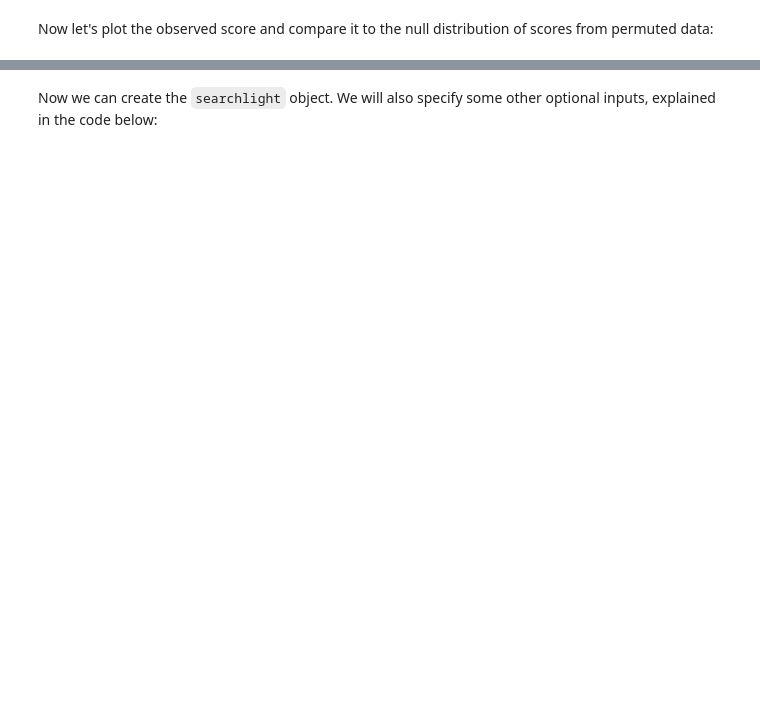
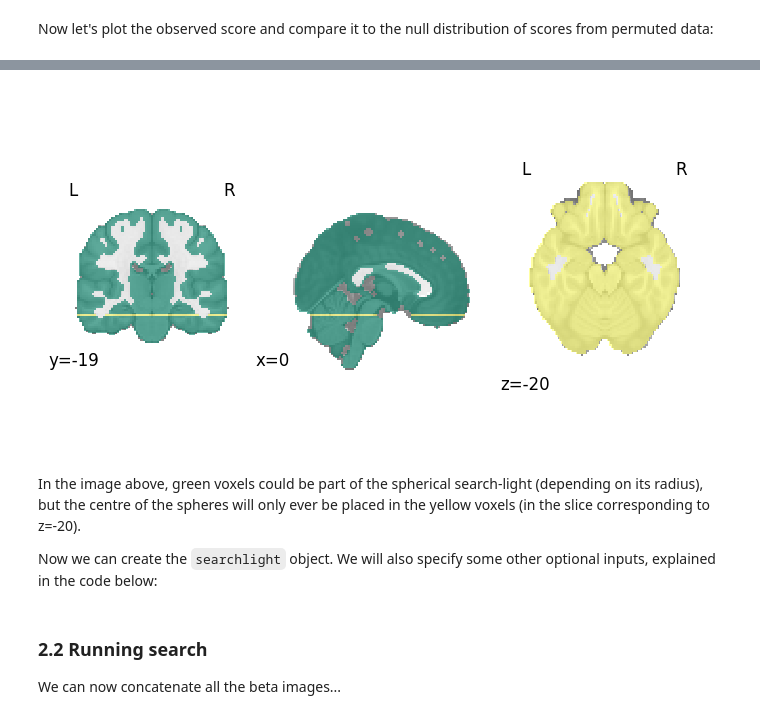
Before and after one commit to mabdelhack/ISN2025, a Jupyter notebook: Notebooks/nb08_MVPA_data.ipynb, the cells around one changed output, grey strips where cells are left out. Cells and saved outputs as stored; diff of their text form; code cells hidden in the pictures; blank space fills up the shorter version.

Commit message:
cleaning

```diff
--- a/Notebooks/nb08_MVPA_data.ipynb
+++ b/Notebooks/nb08_MVPA_data.ipynb
@@ -291,22 +260,0 @@ Now let's put everything together: load data from all six runs of this day...
-# %%
-demeaner = skl.preprocessing.StandardScaler(with_std=False)
-
-ROI_data_per_run   = [] # list of ROI's pattern matrices (one for each run)
-brain_data_per_run = [] # also save the whole brain data for running a searchlight later
-
-for run in range(len(img_4d_fname)):
-    print(img_4d_fname[run])
-    patterns_4d = nl.image.load_img(img_4d_fname[run])
-    #patterns_4d = nl.image.clean_img(patterns_4d, standardize=True, detrend=False)
-    patterns_ROI = masker.fit_transform(patterns_4d)
-
-#    patterns_ROI = zscorer.fit_transform(patterns_ROI)
-
-    patterns_ROI = demeaner.fit_transform(patterns_ROI.transpose()).transpose()
-#    patterns_ROI = patterns_ROI - patterns_ROI.mean(axis=1, keepdims=True):
-
-    #pca.fit(patterns_ROI)
-    #patterns_ROI = pca.transform(patterns_ROI)
-
-    ROI_data_per_run.append( patterns_ROI )  # append this run's data to list
-    brain_data_per_run.append( patterns_4d ) # whole-brain data that will use later in search light
@@ -357,0 +265,11 @@ pipe = Pipeline(steps=[("zscorer", zscorer), ("pca", pca), ("Logistic", logistic
+# %%
+demeaner = sklearn.preprocessing.StandardScaler(with_mean=True, with_std=False)
+nruns = len(betas_per_run_files)
+
+beta_patterns_per_run = [] # list of ROI's pattern matrices (one for each run)
+for run in range(nruns):
+    print(betas_per_run_files[run])
+    beta_image = nilearn.image.load_img(betas_per_run_files[run])
+    beta_patterns = fusi_masker.fit_transform(beta_image)
+    beta_patterns = demeaner.fit_transform(beta_patterns.transpose()).transpose() # remove mean across voxels
+    beta_patterns_per_run.append(beta_patterns)
@@ -510,3 +413,18 @@ display = nl.plotting.plot_roi(nl.image.math_img('a+2*b', a=process_mask_img, b=
+# %%
+voxel_gm_mask = nilearn.datasets.load_mni152_gm_mask()
+voxel_gm_mask = nilearn.image.resample_to_img(voxel_gm_mask, betas_per_run_files[0], interpolation='nearest')
+
+process_mask = nilearn.image.get_data(voxel_gm_mask).astype(int)
+picked_slice = 29
+process_mask[..., (picked_slice + 1):] = 0
+process_mask[..., :picked_slice] = 0
+process_mask = nilearn.image.new_img_like(voxel_gm_mask, process_mask)
+
+display = nilearn.plotting.plot_roi(nilearn.image.math_img('a+2*b', a=process_mask, b=voxel_gm_mask), alpha=0.6, cmap='summer', draw_cross=False);
+# %% [output]
+[figure, added]
 # %% [markdown]
+In the image above, green voxels could be part of the spherical search-light (depending on its radius), but the centre of the spheres will only ever be placed in the yellow voxels (in the slice corresponding to z=-20).
+
 Now we can create the `searchlight` object. We will also specify some other optional inputs, explained in the code below:
 # %%
@@ -527 +440,5 @@ sl = nl.decoding.SearchLight(
 )
+# %% [markdown]
+### 2.2 Running search
+
+We can now concatenate all the beta images...
```
Also changed, not shown: parts of 87 cells of this notebook, 3 other files.
